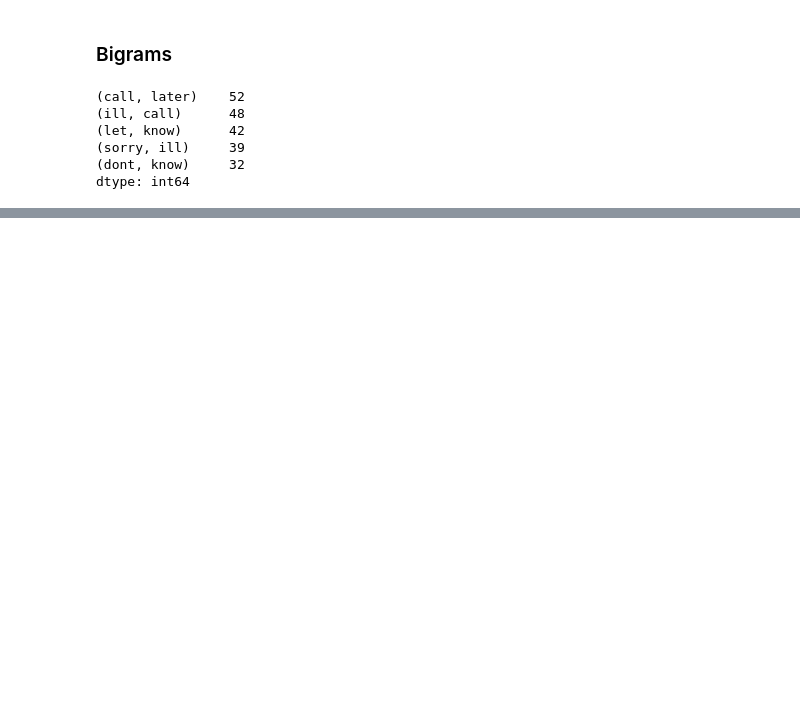
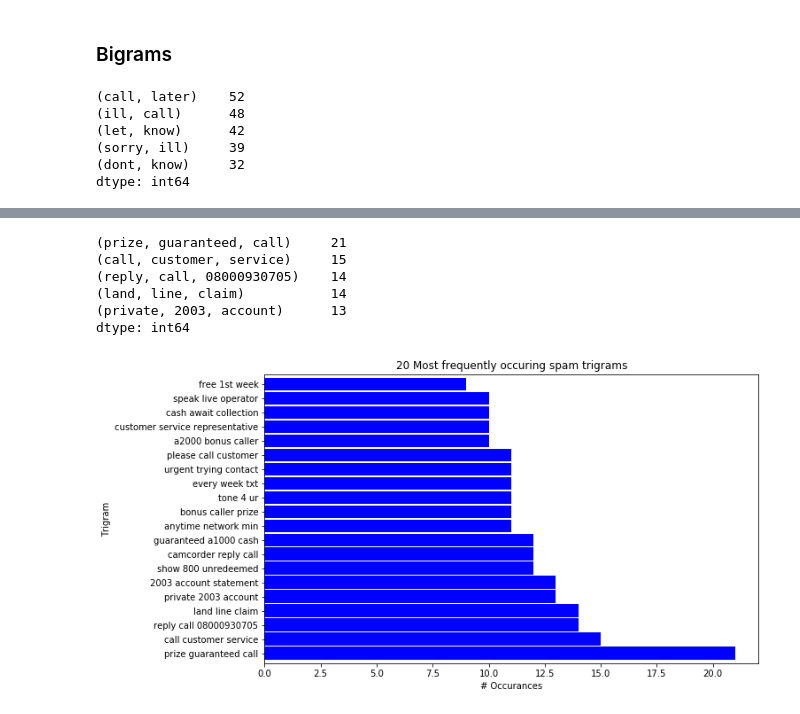
Before and after one commit to ksanmiguel10/ds-methodologies-exercises, a Jupyter notebook: NLP/explore.ipynb, the cells around one changed output, grey strips where cells are left out. Drawn from its saved outputs; the diff is of its cells as text; code cells hidden in the pictures; blank space fills up the shorter version.

```diff
--- a/NLP/explore.ipynb
+++ b/NLP/explore.ipynb
@@ -209,0 +238,26 @@ plt.axis('off')
+# %%
+top_20_spam_trigrams = (pd.Series(nltk.ngrams(spam_words, 3))
+                      .value_counts()
+                      .head(20))
+
+top_20_spam_trigrams.head()
+# %% [output]
+(prize, guaranteed, call)     21
+(call, customer, service)     15
+(reply, call, 08000930705)    14
+(land, line, claim)           14
+(private, 2003, account)      13
+dtype: int64
+# %%
+top_20_spam_trigrams.plot.barh(color='blue', width=.9, figsize=(10, 6))
+
+plt.title('20 Most frequently occuring spam trigrams')
+plt.ylabel('Trigram')
+plt.xlabel('# Occurances')
+
+# make the labels pretty
+ticks, _ = plt.yticks()
+labels = top_20_spam_trigrams.reset_index()['index'].apply(lambda t: t[0] + ' ' + t[1] + ' ' + t[2])
+_ = plt.yticks(ticks, labels)
+# %% [output]
+[figure, added]
```
Also changed, not shown: parts of 41 cells of this notebook.
